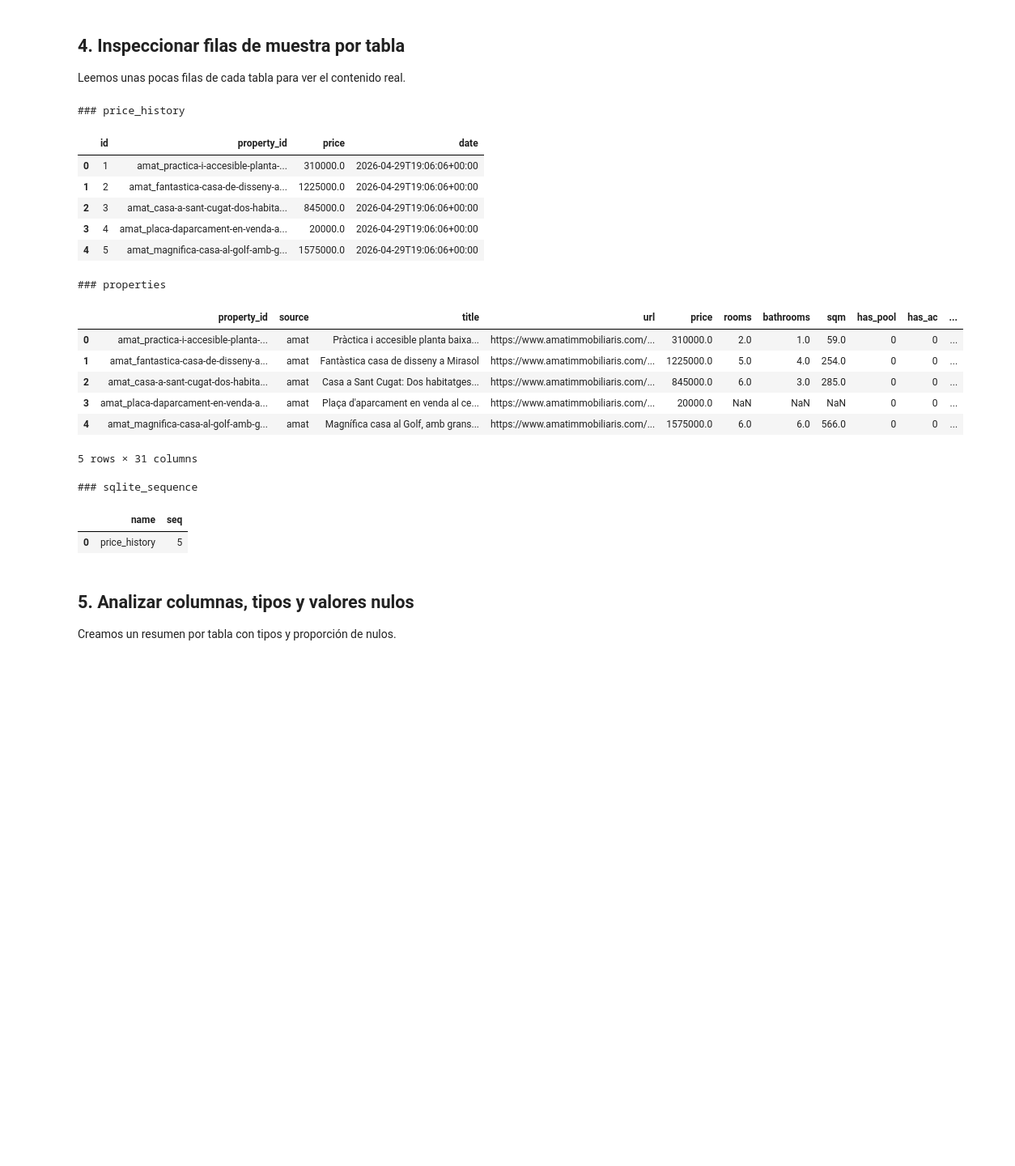
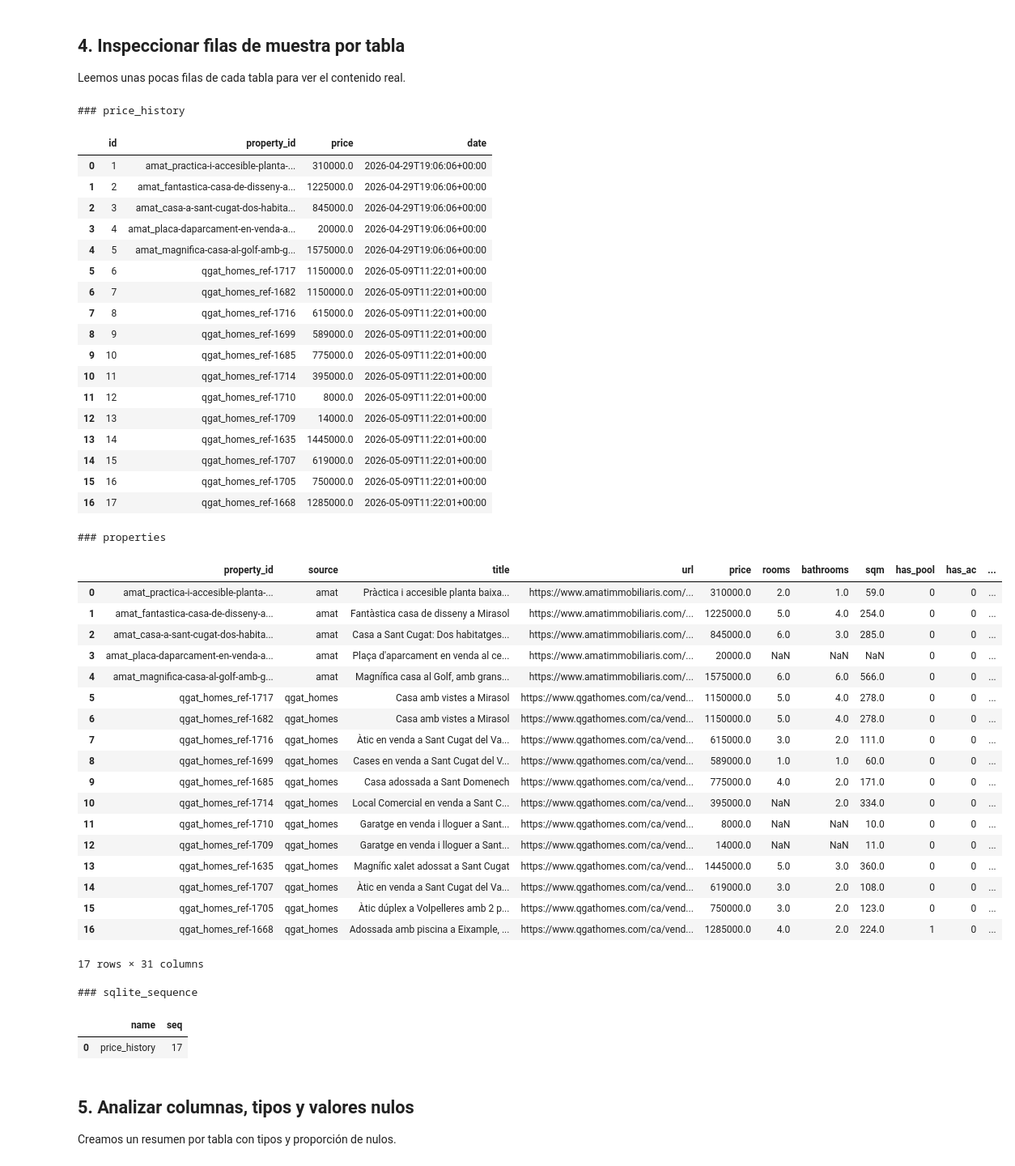
Before and after one commit to amolero6/Immo_scraper, a Jupyter notebook: inspect_smoke_local_scraper_db.ipynb, the cells around one changed output. Shown at 81% size. Saved outputs shown, nothing was run; the diff lists cells and outputs as text; code cells hidden in the pictures; blank space fills up the shorter version.

Commit message:
Added several local scrapers
Co-authored-by: Copilot <copilot@github.com>

```diff
--- a/inspect_smoke_local_scraper_db.ipynb
+++ b/inspect_smoke_local_scraper_db.ipynb
@@ -96,27 +96,51 @@ Leemos unas pocas filas de cada tabla para ver el contenido real.
 # %%
 for table_name in tables_df['table_name']:
     print(f"\n### {table_name}")
-    sample_df = pd.read_sql_query(f"SELECT * FROM {table_name} LIMIT 5", conn)
+    sample_df = pd.read_sql_query(f"SELECT * FROM {table_name} LIMIT 30", conn)
     display(sample_df)
 # %% [output]
 ### price_history
 |  | id | property_id | price | date |
 | 0 | 1 | amat_practica-i-accesible-planta-... | 310000.0 | 2026-04-29T19:06:06+00:00 |
 | 1 | 2 | amat_fantastica-casa-de-disseny-a... | 1225000.0 | 2026-04-29T19:06:06+00:00 |
 | 2 | 3 | amat_casa-a-sant-cugat-dos-habita... | 845000.0 | 2026-04-29T19:06:06+00:00 |
 | 3 | 4 | amat_placa-daparcament-en-venda-a... | 20000.0 | 2026-04-29T19:06:06+00:00 |
 | 4 | 5 | amat_magnifica-casa-al-golf-amb-g... | 1575000.0 | 2026-04-29T19:06:06+00:00 |
+| 5 | 6 | qgat_homes_ref-1717 | 1150000.0 | 2026-05-09T11:22:01+00:00 |
+| 6 | 7 | qgat_homes_ref-1682 | 1150000.0 | 2026-05-09T11:22:01+00:00 |
+| 7 | 8 | qgat_homes_ref-1716 | 615000.0 | 2026-05-09T11:22:01+00:00 |
+| 8 | 9 | qgat_homes_ref-1699 | 589000.0 | 2026-05-09T11:22:01+00:00 |
+| 9 | 10 | qgat_homes_ref-1685 | 775000.0 | 2026-05-09T11:22:01+00:00 |
+| 10 | 11 | qgat_homes_ref-1714 | 395000.0 | 2026-05-09T11:22:01+00:00 |
+| 11 | 12 | qgat_homes_ref-1710 | 8000.0 | 2026-05-09T11:22:01+00:00 |
+| 12 | 13 | qgat_homes_ref-1709 | 14000.0 | 2026-05-09T11:22:01+00:00 |
+| 13 | 14 | qgat_homes_ref-1635 | 1445000.0 | 2026-05-09T11:22:01+00:00 |
+| 14 | 15 | qgat_homes_ref-1707 | 619000.0 | 2026-05-09T11:22:01+00:00 |
+| 15 | 16 | qgat_homes_ref-1705 | 750000.0 | 2026-05-09T11:22:01+00:00 |
+| 16 | 17 | qgat_homes_ref-1668 | 1285000.0 | 2026-05-09T11:22:01+00:00 |
 ### properties
 |  | property_id | source | title | url | price | rooms | bathrooms | sqm | has_pool | has_ac | ... |
 | 0 | amat_practica-i-accesible-planta-... | amat | Pràctica i accesible planta baixa... | https://www.amatimmobiliaris.com/... | 310000.0 | 2.0 | 1.0 | 59.0 | 0 | 0 | ... |
 | 1 | amat_fantastica-casa-de-disseny-a... | amat | Fantàstica casa de disseny a Mirasol | https://www.amatimmobiliaris.com/... | 1225000.0 | 5.0 | 4.0 | 254.0 | 0 | 0 | ... |
 | 2 | amat_casa-a-sant-cugat-dos-habita... | amat | Casa a Sant Cugat: Dos habitatges... | https://www.amatimmobiliaris.com/... | 845000.0 | 6.0 | 3.0 | 285.0 | 0 | 0 | ... |
 | 3 | amat_placa-daparcament-en-venda-a... | amat | Plaça d'aparcament en venda al ce... | https://www.amatimmobiliaris.com/... | 20000.0 | NaN | NaN | NaN | 0 | 0 | ... |
 | 4 | amat_magnifica-casa-al-golf-amb-g... | amat | Magnífica casa al Golf, amb grans... | https://www.amatimmobiliaris.com/... | 1575000.0 | 6.0 | 6.0 | 566.0 | 0 | 0 | ... |
+| 5 | qgat_homes_ref-1717 | qgat_homes | Casa amb vistes a Mirasol | https://www.qgathomes.com/ca/vend... | 1150000.0 | 5.0 | 4.0 | 278.0 | 0 | 0 | ... |
+| 6 | qgat_homes_ref-1682 | qgat_homes | Casa amb vistes a Mirasol | https://www.qgathomes.com/ca/vend... | 1150000.0 | 5.0 | 4.0 | 278.0 | 0 | 0 | ... |
+| 7 | qgat_homes_ref-1716 | qgat_homes | Àtic en venda a Sant Cugat del Va... | https://www.qgathomes.com/ca/vend... | 615000.0 | 3.0 | 2.0 | 111.0 | 0 | 0 | ... |
+| 8 | qgat_homes_ref-1699 | qgat_homes | Cases en venda a Sant Cugat del V... | https://www.qgathomes.com/ca/vend... | 589000.0 | 1.0 | 1.0 | 60.0 | 0 | 0 | ... |
+| 9 | qgat_homes_ref-1685 | qgat_homes | Casa adossada a Sant Domenech | https://www.qgathomes.com/ca/vend... | 775000.0 | 4.0 | 2.0 | 171.0 | 0 | 0 | ... |
+| 10 | qgat_homes_ref-1714 | qgat_homes | Local Comercial en venda a Sant C... | https://www.qgathomes.com/ca/vend... | 395000.0 | NaN | 2.0 | 334.0 | 0 | 0 | ... |
+| 11 | qgat_homes_ref-1710 | qgat_homes | Garatge en venda i lloguer a Sant... | https://www.qgathomes.com/ca/vend... | 8000.0 | NaN | NaN | 10.0 | 0 | 0 | ... |
+| 12 | qgat_homes_ref-1709 | qgat_homes | Garatge en venda i lloguer a Sant... | https://www.qgathomes.com/ca/vend... | 14000.0 | NaN | NaN | 11.0 | 0 | 0 | ... |
+| 13 | qgat_homes_ref-1635 | qgat_homes | Magnífic xalet adossat a Sant Cugat | https://www.qgathomes.com/ca/vend... | 1445000.0 | 5.0 | 3.0 | 360.0 | 0 | 0 | ... |
+| 14 | qgat_homes_ref-1707 | qgat_homes | Àtic en venda a Sant Cugat del Va... | https://www.qgathomes.com/ca/vend... | 619000.0 | 3.0 | 2.0 | 108.0 | 0 | 0 | ... |
+| 15 | qgat_homes_ref-1705 | qgat_homes | Àtic dúplex a Volpelleres amb 2 p... | https://www.qgathomes.com/ca/vend... | 750000.0 | 3.0 | 2.0 | 123.0 | 0 | 0 | ... |
+| 16 | qgat_homes_ref-1668 | qgat_homes | Adossada amb piscina a Eixample, ... | https://www.qgathomes.com/ca/vend... | 1285000.0 | 4.0 | 2.0 | 224.0 | 1 | 0 | ... |
-5 rows × 31 columns
+17 rows × 31 columns
 ### sqlite_sequence
 |  | name | seq |
-| 0 | price_history | 5 |
+| 0 | price_history | 17 |
 # %% [markdown]
 ## 5. Analizar columnas, tipos y valores nulos
 
```
Also changed, not shown: parts of 9 cells of this notebook, 9 other files.
